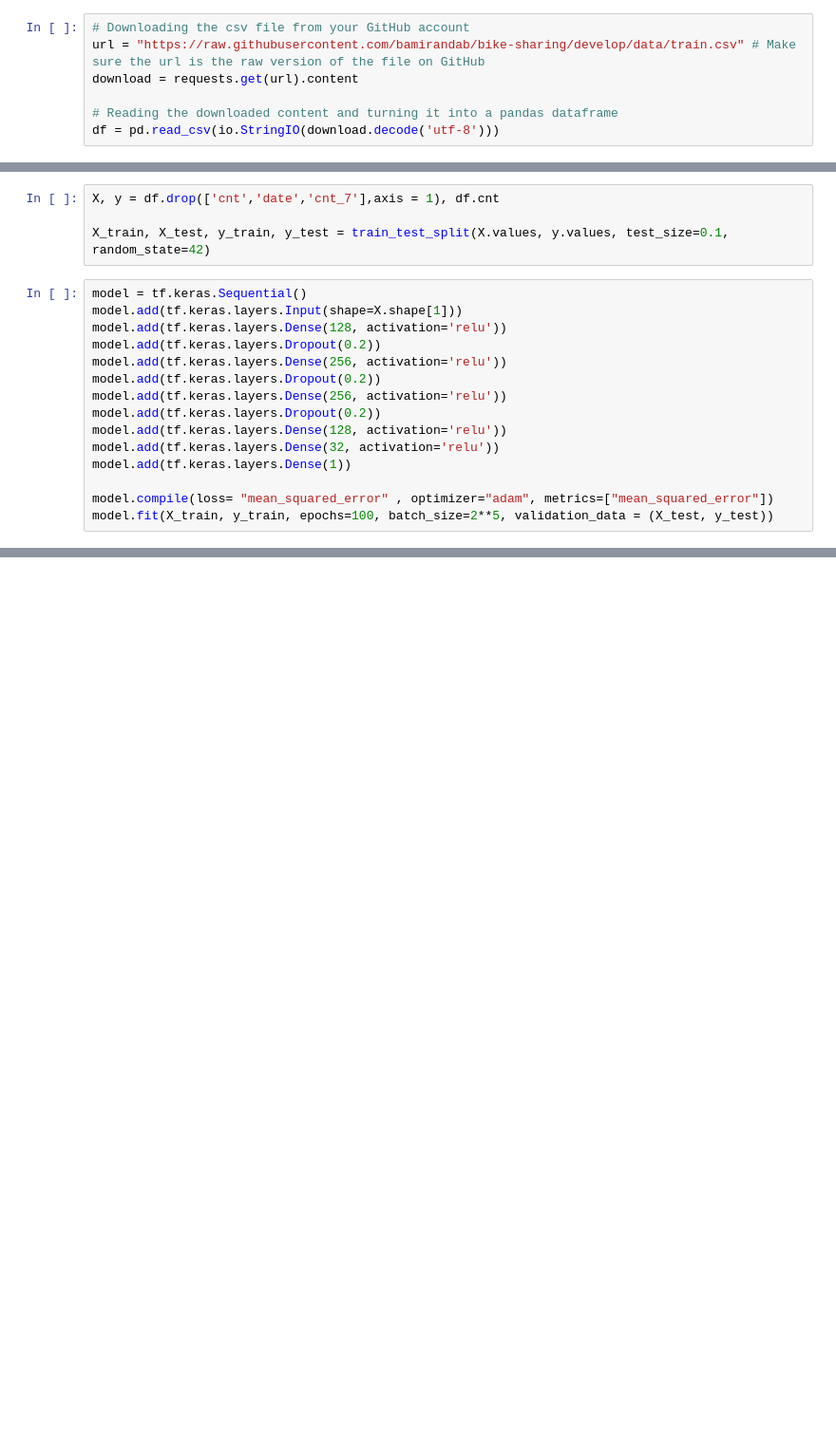
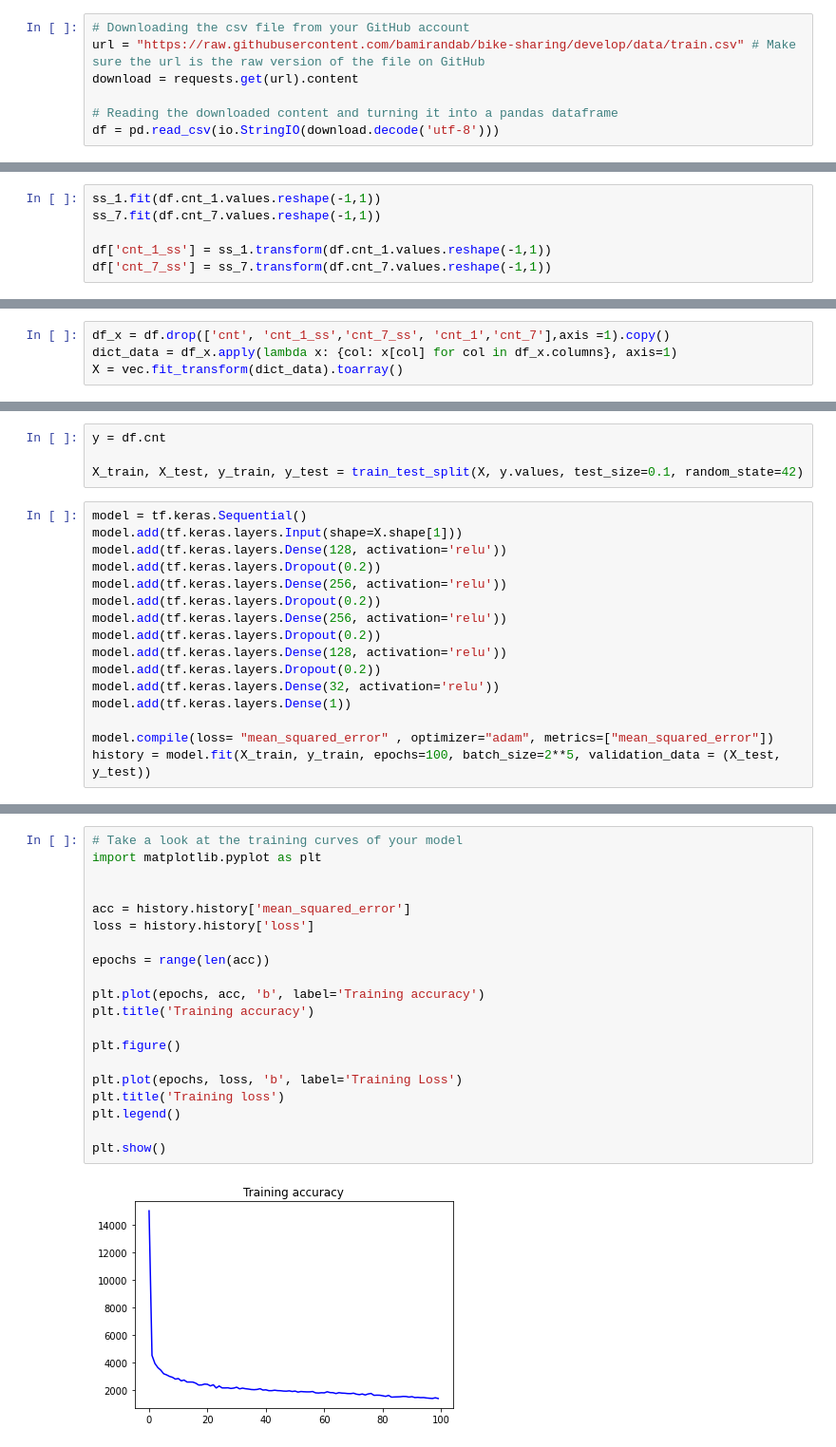
Before and after one commit to bamirandab/bike-sharing, a Jupyter notebook: notebooks/model.ipynb, the cells around one changed output, grey strips where cells are left out. Shown at 95% size. Saved outputs shown, nothing was run; the diff lists cells and outputs as text; blank space fills up the shorter version.

Commit message:
update: model

```diff
--- a/notebooks/model.ipynb
+++ b/notebooks/model.ipynb
@@ -34,0 +29,6 @@ df
+# %%
+ss_1.fit(df.cnt_1.values.reshape(-1,1))
+ss_7.fit(df.cnt_7.values.reshape(-1,1))
+
+df['cnt_1_ss'] = ss_1.transform(df.cnt_1.values.reshape(-1,1))
+df['cnt_7_ss'] = ss_7.transform(df.cnt_7.values.reshape(-1,1))
@@ -34,0 +55,4 @@ df
+# %%
+df_x = df.drop(['cnt', 'cnt_1_ss','cnt_7_ss', 'cnt_1','cnt_7'],axis =1).copy()
+dict_data = df_x.apply(lambda x: {col: x[col] for col in df_x.columns}, axis=1)
+X = vec.fit_transform(dict_data).toarray()
@@ -35,7 +74,7 @@ df
 # %%
-X, y = df.drop(['cnt','date','cnt_7'],axis = 1), df.cnt
+y = df.cnt
 
-X_train, X_test, y_train, y_test = train_test_split(X.values, y.values, test_size=0.1, random_state=42)
+X_train, X_test, y_train, y_test = train_test_split(X, y.values, test_size=0.1, random_state=42)
 # %%
 model = tf.keras.Sequential()
 model.add(tf.keras.layers.Input(shape=X.shape[1]))
@@ -46,10 +85,11 @@ model.add(tf.keras.layers.Dropout(0.2))
 model.add(tf.keras.layers.Dense(256, activation='relu'))
 model.add(tf.keras.layers.Dropout(0.2))
 model.add(tf.keras.layers.Dense(128, activation='relu'))
+model.add(tf.keras.layers.Dropout(0.2))
 model.add(tf.keras.layers.Dense(32, activation='relu'))
 model.add(tf.keras.layers.Dense(1))
 
 model.compile(loss= "mean_squared_error" , optimizer="adam", metrics=["mean_squared_error"])
-model.fit(X_train, y_train, epochs=100, batch_size=2**5, validation_data = (X_test, y_test))
+history = model.fit(X_train, y_train, epochs=100, batch_size=2**5, validation_data = (X_test, y_test))
 # %% [output]
 Epoch 1/100
@@ -72,0 +112,22 @@ Epoch 100/100
+# %%
+# Take a look at the training curves of your model
+import matplotlib.pyplot as plt
+
+
+acc = history.history['mean_squared_error']
+loss = history.history['loss']
+
+epochs = range(len(acc))
+
+plt.plot(epochs, acc, 'b', label='Training accuracy')
+plt.title('Training accuracy')
+
+plt.figure()
+
+plt.plot(epochs, loss, 'b', label='Training Loss')
+plt.title('Training loss')
+plt.legend()
+
+plt.show()
+# %% [output]
+[figure, added]
```
Also changed, not shown: parts of 8 cells of this notebook.
